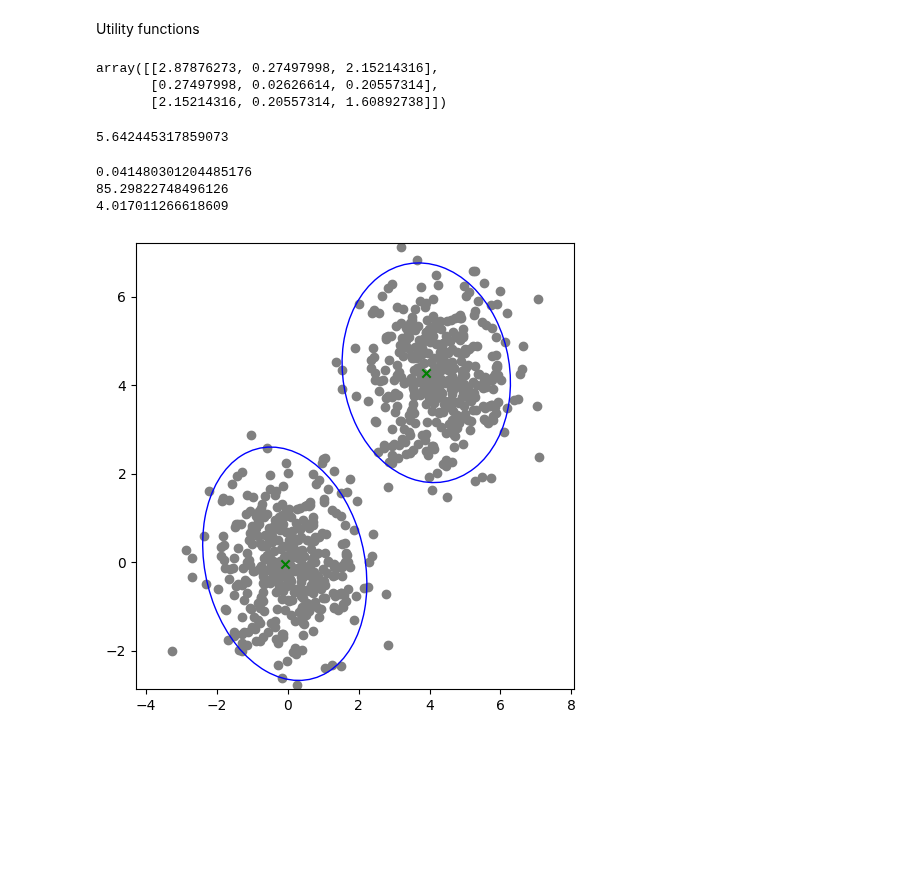
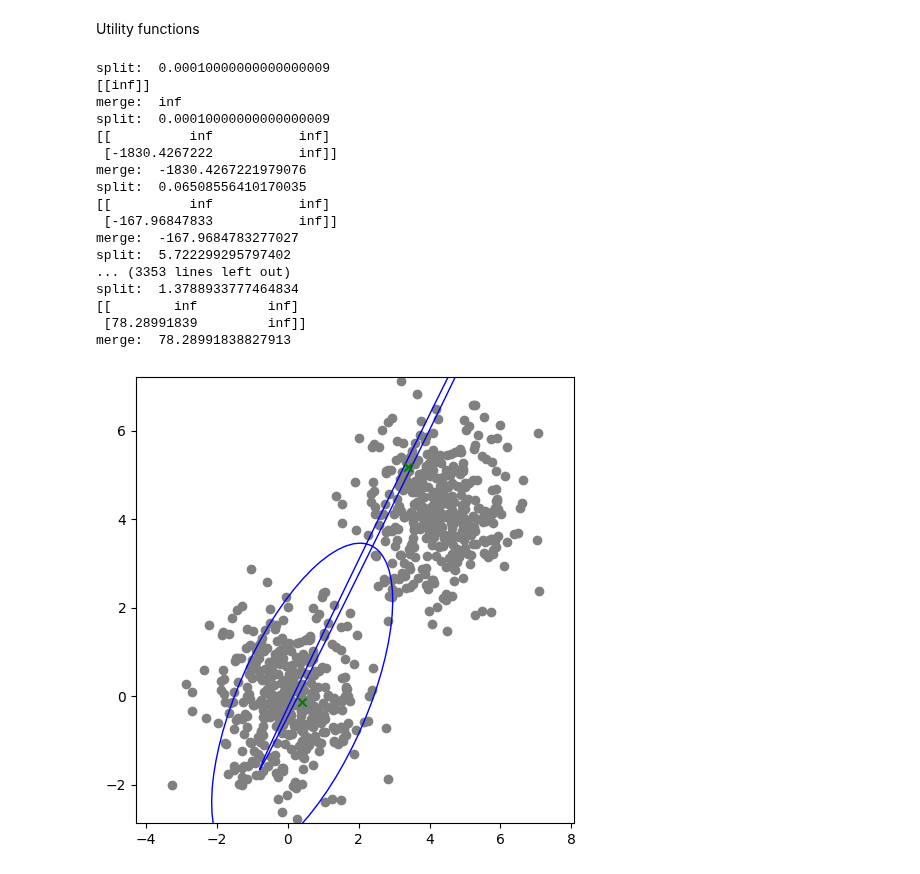
Before and after one commit to Stevan-LS/Online-DaDiL, a Jupyter notebook: Online GMM/Online GMM v2.ipynb, the cells around one changed output. Cells and saved outputs as stored; diff of their text form; code cells hidden in the pictures; blank space fills up the shorter version.

```diff
--- a/Online GMM/Online GMM v2.ipynb
+++ b/Online GMM/Online GMM v2.ipynb
@@ -136,23 +136,6 @@ Global variables
 a = 0.8
 # %% [markdown]
 Utility functions
-# %%
-matrix = np.array([[2, -1, 5],
-                  [1, 3, -1],
-                  [6, -3, -2]])
-
-# Calculate the eigenvalues and eigenvectors
-eigenvalues, eigenvectors = np.linalg.eig(matrix)
-delta_nu = np.sqrt(a*np.max(eigenvalues)) * eigenvectors[:, np.argmax(eigenvalues)]
-np.dot(delta_nu.reshape((3, 1)), delta_nu.reshape((1, 3)))
-# %% [output]
-array([[2.87876273, 0.27497998, 2.15214316],
-       [0.27497998, 0.02626614, 0.20557314],
-       [2.15214316, 0.20557314, 1.60892738]])
-# %%
-np.max(eigenvalues)
-# %% [output]
-5.642445317859073
 # %%
 def mahalanobis(x, gauss):
     return np.sqrt(np.dot(np.dot((x - gauss[2]), np.linalg.inv(gauss[3])), (x - gauss[2])))
@@ -182,6 +165,13 @@ def plot_GMM2(GMM, fig, ax):
         # Set axis limits and labels
         ax.set_xlim(xmin-1, xmax+1)
         ax.set_ylim(ymin-0.1, ymax+0.1)
+
+def kld(GMMi, GMMj):
+    d = 1/2 * (np.log(det(GMMj[3])/det(GMMi[3])) + np.trace(np.dot(np.linalg.inv(GMMj[3]), GMMi[3]))
+                                   - np.dot(np.dot((GMMj[2] - GMMi[2]).reshape((1, len(GMMj[2]))), np.linalg.inv(GMMi[3])),
+                                            (GMMj[2] - GMMi[2]).reshape((len(GMMj[2]), 1)))
+                                    - len(GMMj[2]))
+    return d[0, 0]
 # %%
 def GGMM(X, K_max, sigma0, alpha, T_sigma):
     GMM = []
@@ -293,20 +299,34 @@ def GGMM_s_m(X, K_max, sigma0, alpha, T_sigma, T_split, T_merge):
 # %%
 data = np.random.permutation(X)
 
 xmin, ymin = np.min(data, axis=0)[0], np.min(data, axis=0)[1]
 xmax, ymax = np.max(data, axis=0)[0], np.max(data, axis=0)[1]
 
-result = GGMM(data, 2, np.eye(2)/100, 0.1, 30)
+result = GGMM_s_m(data, 2, np.eye(2)/100, 0.3, 1, 3, 3)
 
 
 fig, ax = plt.subplots(1, 1, figsize=(5, 5))
 
 ax.scatter(x=data[:, 0], y=data[:, 1], color='grey', zorder = 1)
 plot_GMM2(result, fig, ax)
 #plt.gca().set_aspect('equal', adjustable='box')
 plt.tight_layout()
 # %% [output]
-0.041480301204485176
-85.29822748496126
-4.017011266618609
+split:  0.00010000000000000009
+[[inf]]
+merge:  inf
+split:  0.00010000000000000009
+[[          inf           inf]
+ [-1830.4267222           inf]]
+merge:  -1830.4267221979076
+split:  0.06508556410170035
+[[          inf           inf]
+ [-167.96847833           inf]]
+merge:  -167.9684783277027
+split:  5.722299295797402
+... (3353 lines left out)
+split:  1.3788933777464834
+[[        inf         inf]
+ [78.28991839         inf]]
+merge:  78.28991838827913
-[figure, old version]
+[figure, new version]
```
Also changed, not shown: parts of 4 cells of this notebook, 2 other files.
